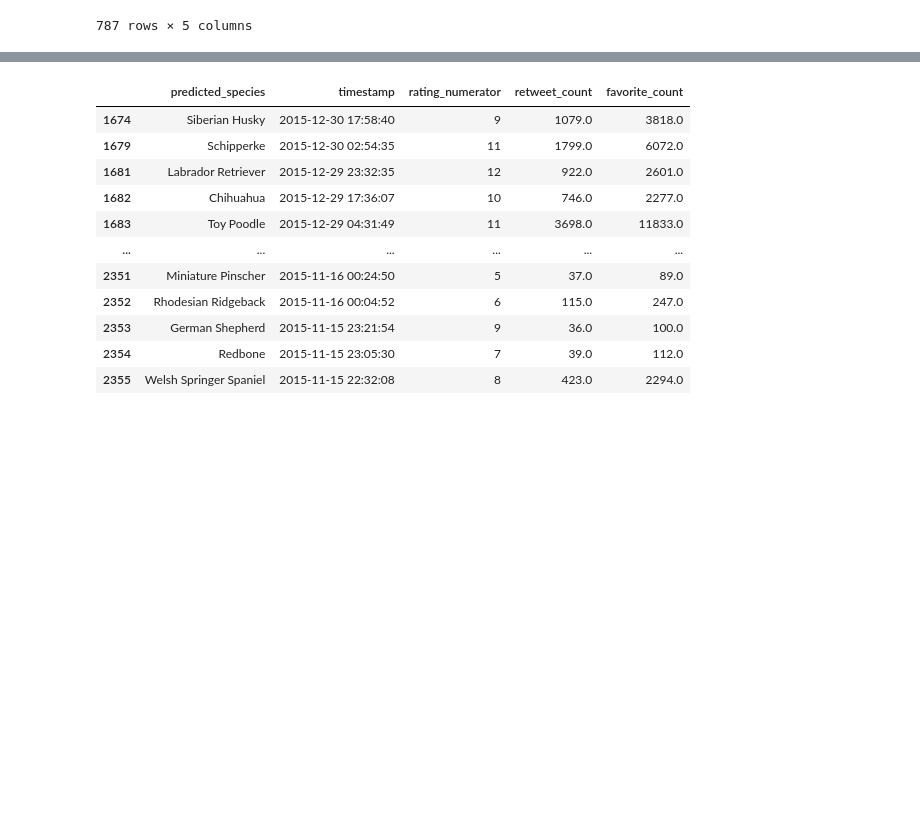
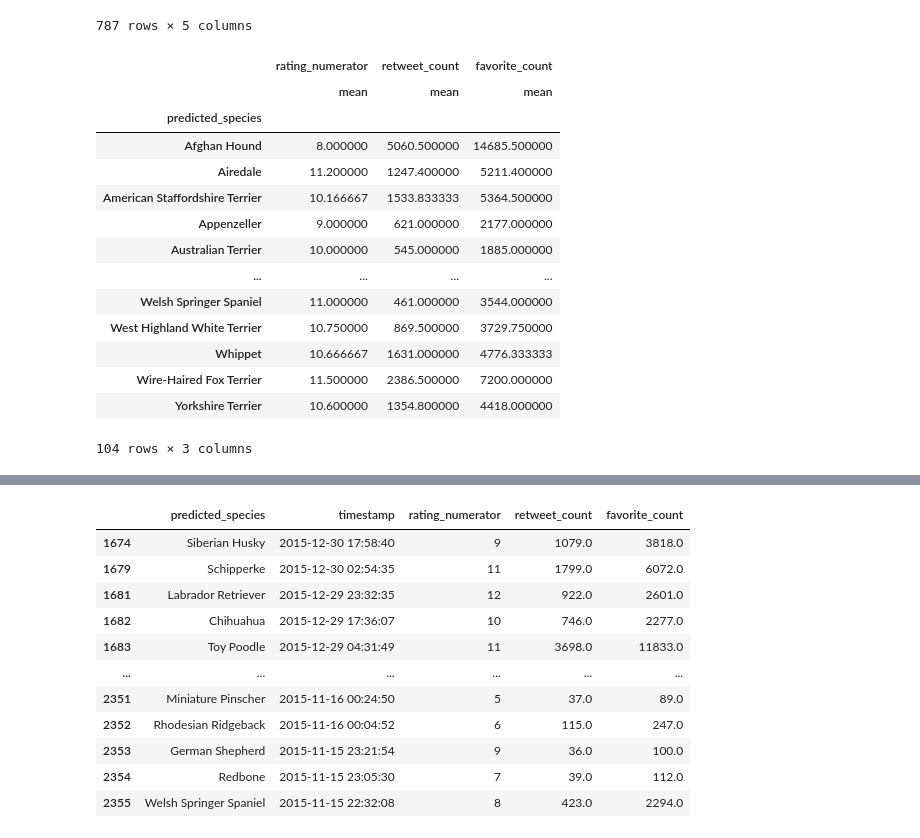
Before and after one commit to kurosakiaduma/weratedogs, a Jupyter notebook: wrangle_act.ipynb, the cells around one changed output, grey strips where cells are left out. Saved outputs shown, nothing was run; the diff lists cells and outputs as text; code cells hidden in the pictures; blank space fills up the shorter version.

```diff
--- a/wrangle_act.ipynb
+++ b/wrangle_act.ipynb
@@ -1418,6 +1464,22 @@ df_2016
 | 1665 | English Setter | 2016-01-01 02:29:49 | 9 | 398.0 | 1408.000000 |
 787 rows × 5 columns
 # %%
-df_agg_stats16 =df_2016.groupby('predicted_species')[['rating_numerator', 'retweet_count', 'favorite_count']].agg([np.mean])
-df_agg_stats16
+df_agg_stats_16 =df_2016.groupby('predicted_species')[['rating_numerator', 'retweet_count', 'favorite_count']].agg([np.mean])
+df_agg_stats_16
+# %% [output]
+|  | rating_numerator | retweet_count | favorite_count |
+|  | mean | mean | mean |
+| predicted_species |  |  |  |
+| Afghan Hound | 8.000000 | 5060.500000 | 14685.500000 |
+| Airedale | 11.200000 | 1247.400000 | 5211.400000 |
+| American Staffordshire Terrier | 10.166667 | 1533.833333 | 5364.500000 |
+| Appenzeller | 9.000000 | 621.000000 | 2177.000000 |
+| Australian Terrier | 10.000000 | 545.000000 | 1885.000000 |
+| ... | ... | ... | ... |
+| Welsh Springer Spaniel | 11.000000 | 461.000000 | 3544.000000 |
+| West Highland White Terrier | 10.750000 | 869.500000 | 3729.750000 |
+| Whippet | 10.666667 | 1631.000000 | 4776.333333 |
+| Wire-Haired Fox Terrier | 11.500000 | 2386.500000 | 7200.000000 |
+| Yorkshire Terrier | 10.600000 | 1354.800000 | 4418.000000 |
+104 rows × 3 columns
 # %%
```
Also changed, not shown: parts of 19 cells of this notebook.
